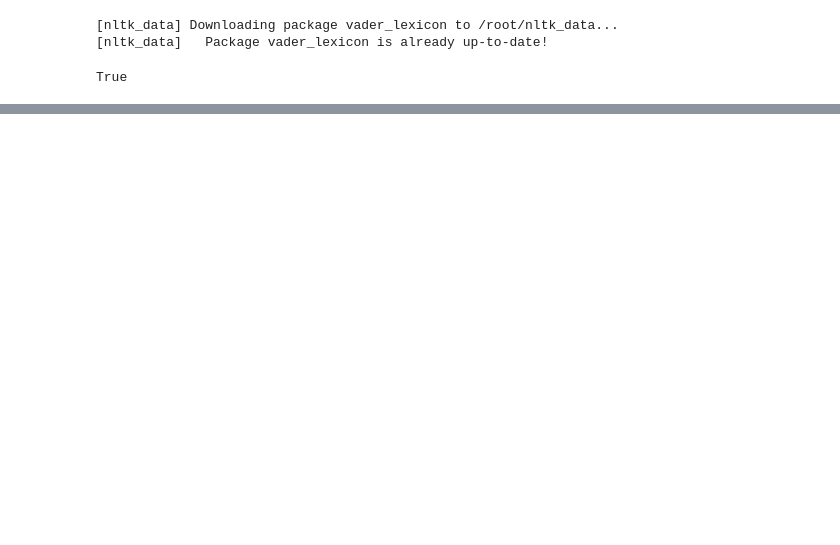
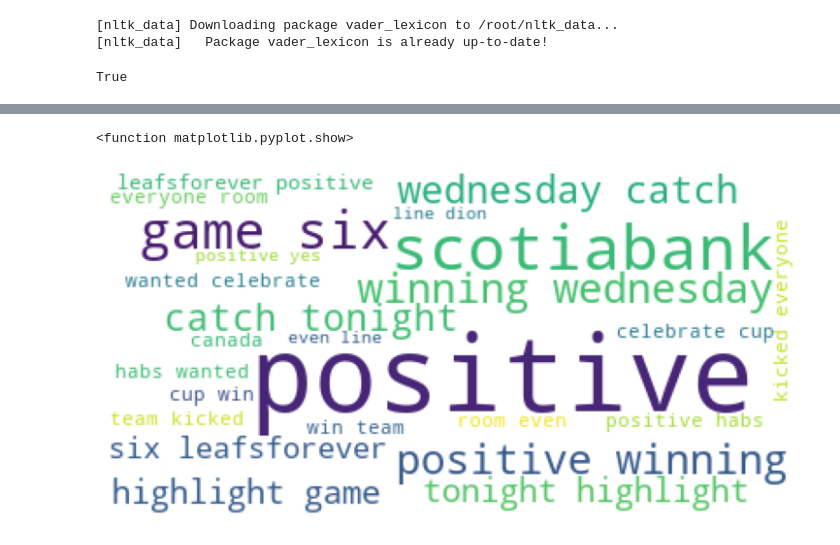
Before and after one commit to pranav-kaushal/NLP-Project-Sentiment-Analysis, a Jupyter notebook: Twitter_sentiment_analysis.ipynb, the cells around one changed output, grey strips where cells are left out. Saved outputs shown, nothing was run; the diff lists cells and outputs as text; code cells hidden in the pictures; blank space fills up the shorter version.

```diff
--- a/Twitter_sentiment_analysis.ipynb
+++ b/Twitter_sentiment_analysis.ipynb
@@ -214,0 +280,4 @@ https://github.com/yalinyener/TwitterSentimentAnalysis/blob/master/SentimentAnal
+# %%
+# Apply Preprocessing pipeline to Tweets Dataframe
+
+tweet_list['tweets'] = tweet_list['tweets'].apply(preprocess)
@@ -214,0 +302,22 @@ https://github.com/yalinyener/TwitterSentimentAnalysis/blob/master/SentimentAnal
+# %%
+#Calculating Negative, Positive, Neutral and Compound values
+
+tweet_list[['polarity', 'subjectivity']] = tweet_list['tweets'].apply(lambda Text: pd.Series(TextBlob(Text).sentiment))
+for index, row in tweet_list['tweets'].iteritems():
+    score = SentimentIntensityAnalyzer().polarity_scores(row)
+    neg = score['neg']
+    neu = score['neu']
+    pos = score['pos']
+    comp = score['compound']
+    if neg > pos:
+        tweet_list.loc[index, 'sentiment'] = "negative"
+    elif pos > neg:
+        tweet_list.loc[index, 'sentiment'] = "positive"
+    else:
+        tweet_list.loc[index, 'sentiment'] = "neutral"
+    tweet_list.loc[index, 'neg'] = neg
+    tweet_list.loc[index, 'neu'] = neu
+    tweet_list.loc[index, 'pos'] = pos
+    tweet_list.loc[index, 'compound'] = comp
+
+tweet_list.head(10)
@@ -214,0 +336,6 @@ https://github.com/yalinyener/TwitterSentimentAnalysis/blob/master/SentimentAnal
+# %%
+#Creating new data frames for all sentiments (positive, negative and neutral)
+
+tw_list_negative = tweet_list[tweet_list["sentiment"]=="negative"]
+tw_list_positive = tweet_list[tweet_list["sentiment"]=="positive"]
+tw_list_neutral = tweet_list[tweet_list["sentiment"]=="neutral"]
@@ -214,0 +381,16 @@ https://github.com/yalinyener/TwitterSentimentAnalysis/blob/master/SentimentAnal
+# %%
+# Creating to Wordcloud for Positive tweets
+
+from wordcloud import WordCloud, STOPWORDS
+stopwords = set(STOPWORDS)
+WC = WordCloud(stopwords=stopwords,max_words=25,
+               background_color="white").generate(tw_list_positive.to_string())
+
+plt.figure(figsize = (10, 10), facecolor = 'white', edgecolor='blue')
+plt.imshow(WC)
+plt.axis("off")
+plt.tight_layout(pad = 0)
+plt.show
+# %% [output]
+<function matplotlib.pyplot.show>
+[figure, added]
```
Also changed, not shown: parts of 52 cells of this notebook.
